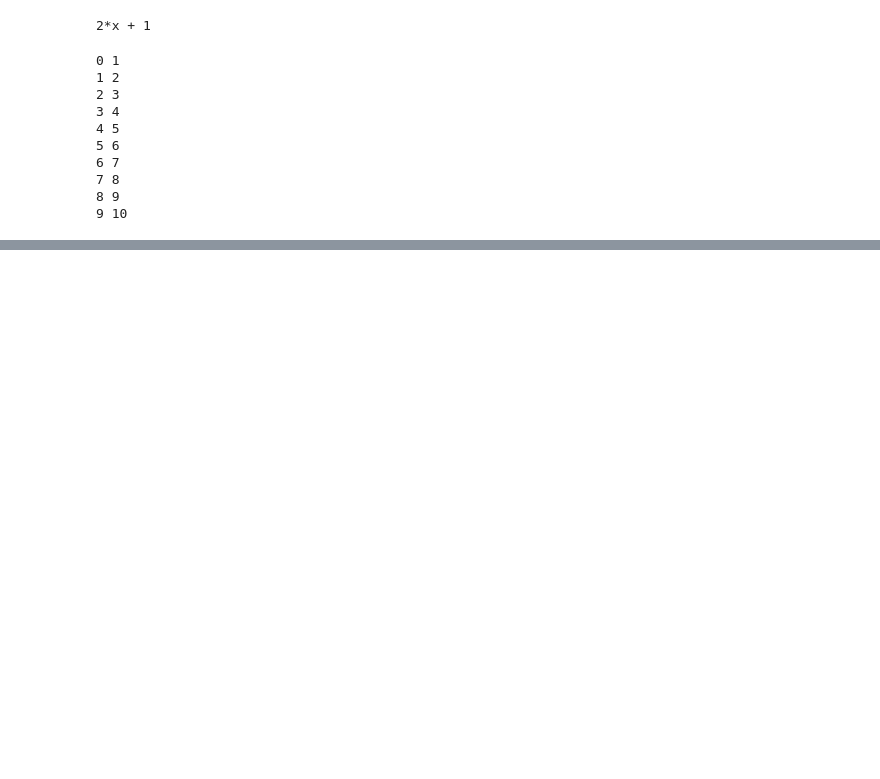
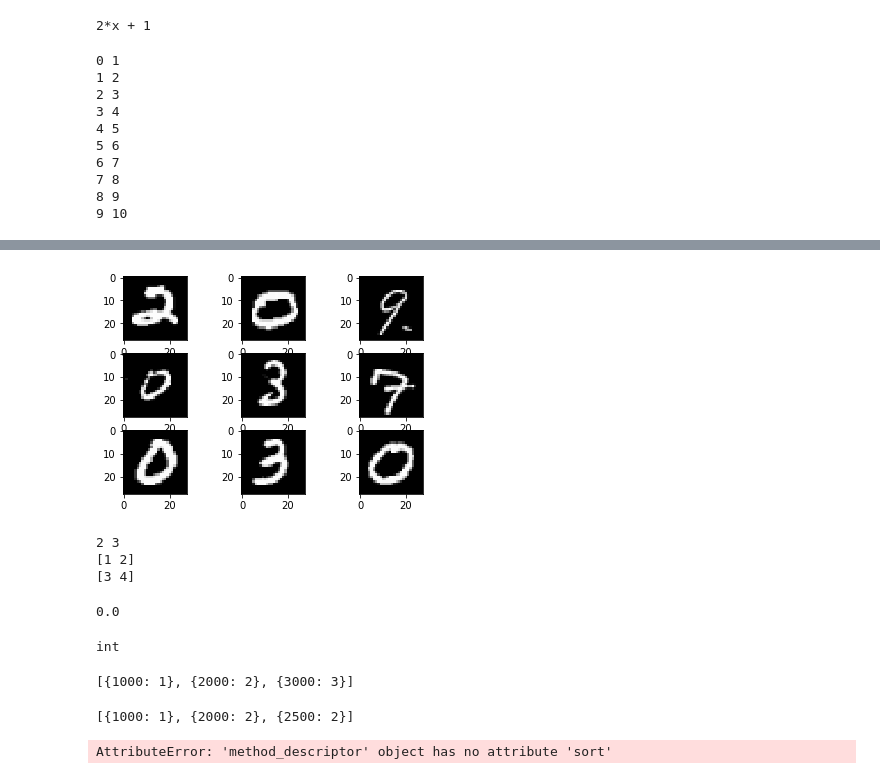
Before and after one commit to jsxcool/Jupyter, a Jupyter notebook: test.ipynb, the cells around one changed output, grey strips where cells are left out. Saved outputs shown, nothing was run; the diff lists cells and outputs as text; code cells hidden in the pictures; blank space fills up the shorter version.

```diff
--- a/test.ipynb
+++ b/test.ipynb
@@ -36,0 +58,8 @@ print(3**2)
+# %%
+import random
+for i in range(0,10):
+    print(random.randint(0, 10))
+
+x = [0,1,2,3]
+x[0] = 4
+print(x)
@@ -57,0 +121,70 @@ for i, j in zip(range(0,10), range(1,11)):
+# %%
+import csv
+X = []
+i = 0
+with open('/home/jiang/Jupyter/allDigit/test.csv') as f:
+	reader = csv.reader(f)
+	for row in reader:
+		if reader.line_num == 1:
+			continue;
+		X.append(np.array(row, dtype=int).reshape(28,28))
+		i += 1
+		if i > 8:
+			break;
+
+fig, axes = plt.subplots(3, 3)
+for i in range(3):
+    index = i;
+    for j in range(3):
+        axes[i][j].imshow(X[3*index+j], cmap=plt.get_cmap('gray'), vmin=0, vmax=255)
+# %% [output]
+[figure, added]
+# %%
+x = [1,2,3,4]
+import numpy as np
+X = np.array(x).reshape(2,2)
+l ,d = X.shape
+print(l, d+1)
+for i in range(2):
+    print(X[i])
+import math
+math.sqrt(2)
+a = np.zeros(10)
+a[2] = 2
+a[3] = 3
+a.sort()
+a
+import statistics
+statistics.mode(a)
+# %% [output]
+2 3
+[1 2]
+[3 4]
+0.0
+# %%
+import numpy as np
+from pandas import Series
+arr = {1000:1, 2000:2, 3000:3, 4000:4}
+arr = list(arr)
+#arr[3]
+type(arr[0])
+# %% [output]
+int
+# %%
+ls = []
+ls.append({1000:1})
+ls.append({2000:2})
+ls.append({3000:3})
+print(ls)
+list(ls[2].keys())[0]
+ls[2] = {2500:2}
+#dic = {1:5}
+ls
+# %% [output]
+[{1000: 1}, {2000: 2}, {3000: 3}]
+[{1000: 1}, {2000: 2}, {2500: 2}]
+# %%
+dic = {1000:1, 2000:2, 3000:3, 1400:4}
+dict.keys.sort()
+# %% [output]
+AttributeError: 'method_descriptor' object has no attribute 'sort'
```
Also changed, not shown: parts of 7 cells of this notebook, 6 other files.
